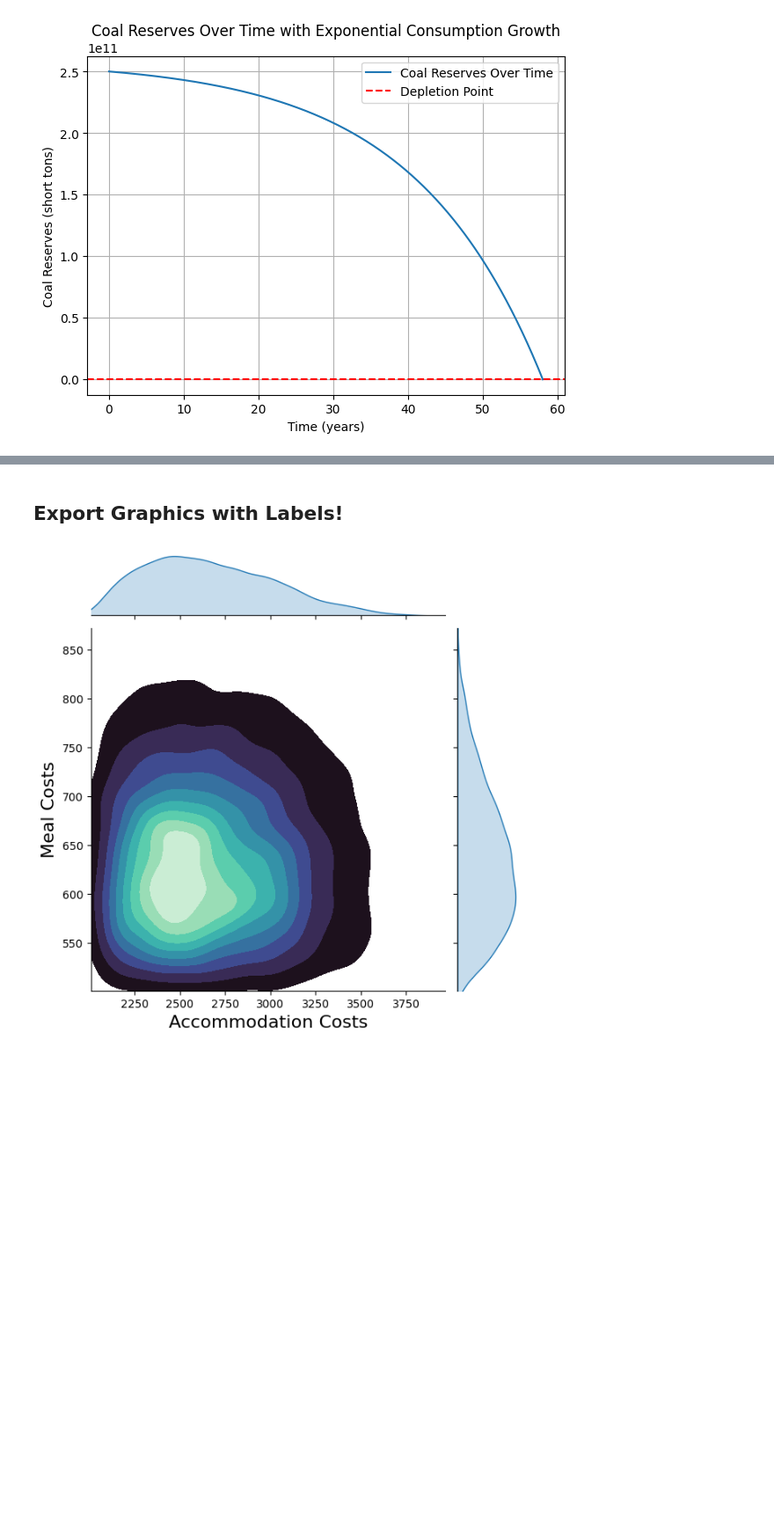
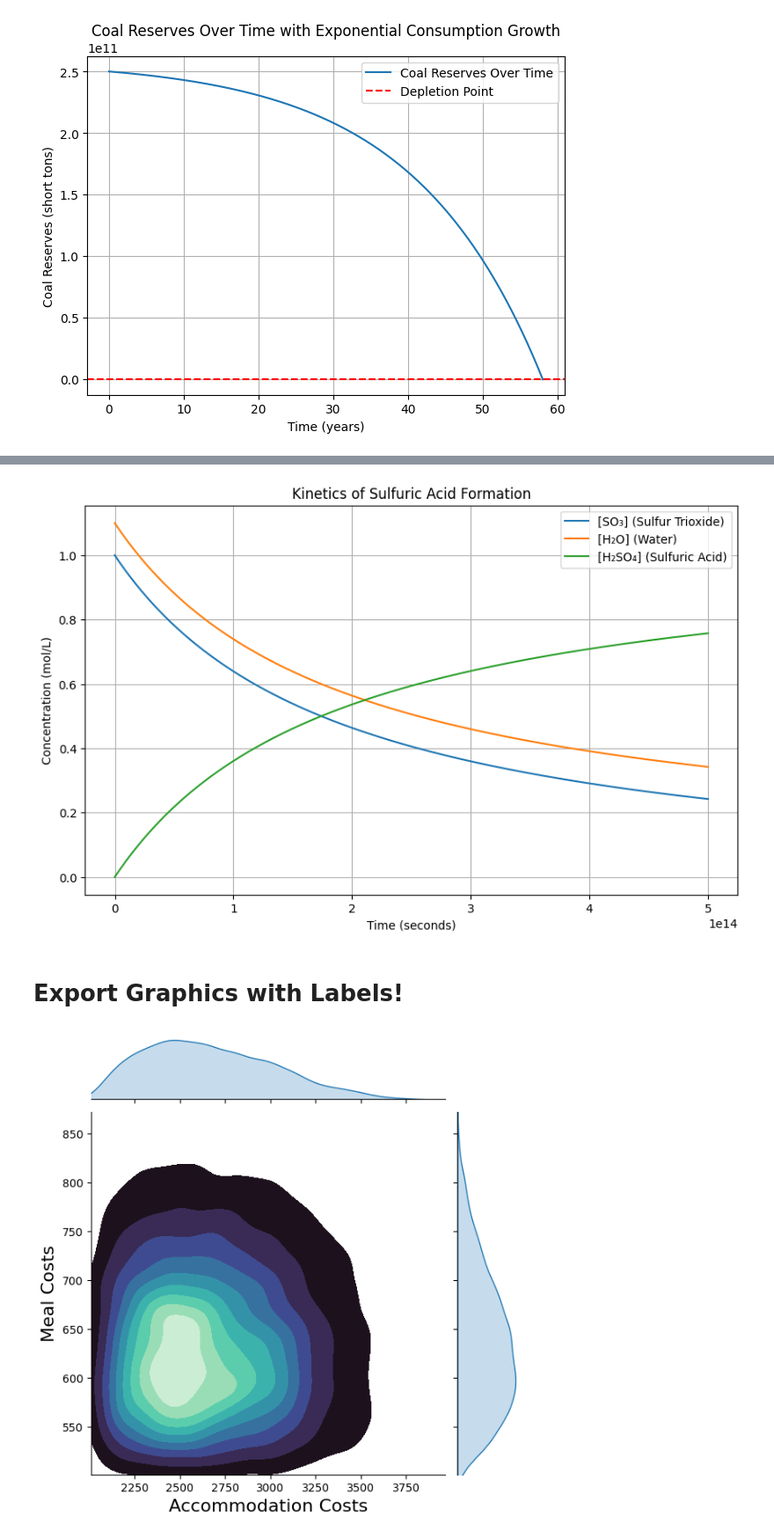
Before and after one commit to Gabriel-vzh2vs/Modelling-And-Simulation-Public-Release, a Jupyter notebook: Chapter_Lab/hidden-lab-graphics.ipynb, the cells around one changed output, grey strips where cells are left out. Shown at 88% size. Saved outputs shown, nothing was run; the diff lists cells and outputs as text; code cells hidden in the pictures; blank space fills up the shorter version.

```diff
--- a/Chapter_Lab/hidden-lab-graphics.ipynb
+++ b/Chapter_Lab/hidden-lab-graphics.ipynb
@@ -626,5 +736,74 @@ plt.show()
+# %%
+import numpy as np
+from scipy.integrate import odeint
+import matplotlib.pyplot as plt
+
+# --- Model Definition ---
+# This function defines the system of Ordinary Differential Equations (ODEs)
+# for the reaction: SO₃ + H₂O -> H₂SO₄ with a slight excess of water.
+
+def sulfuric_acid_kinetics(y, t, k):
+    """
+    Defines the ODEs for the sulfuric acid formation.
+
+    y: array of concentrations [c_SO3, c_H2O, c_H2SO4]
+    t: time
+    k: the second-order rate constant for the reaction
+    """
+    c_so3, c_h2o, c_h2so4 = y
+
+    # Based on the rate law: Rate = k * [SO₃] * [H₂O]
+    reaction_rate = k * c_so3 * c_h2o
+
+    # Rate of change for each species (Reactants are consumed, Products are formed)
+    d_c_so3_dt = -reaction_rate
+    d_c_h2o_dt = -reaction_rate
+    d_c_h2so4_dt = +reaction_rate
+
+    return [d_c_so3_dt, d_c_h2o_dt, d_c_h2so4_dt]
+
+# --- Simulation Parameters ---
+# This is a standard interpretation in chemical kinetics.
+k = 5.0e-15  # L/(mol·s)
+
+# Set the initial concentrations ([SO₃], [H₂O], [H₂SO₄]) in mol/L
+c_so3_initial = 1.0  # mol/L
+c_h2o_initial = 1.1  # mol/L
+c_h2so4_initial = 0.0 # Start with no product
+y0 = [c_so3_initial, c_h2o_initial, c_h2so4_initial]
+
+# Set the time range for the simulation.
+# NOTE: The rate constant is extremely small, so the reaction is very slow,
+# usually you would add heat to this reaction to increase the likelihood of
+# collisions (reactions), and therefore reactions.
+# A characteristic time scale is ~1/(k*C_initial) = 1/(5e-15*1) = 2e14 seconds.
+t_end = 5e14 # seconds
+t = np.linspace(0, t_end, 10000) # Time vector from 0 to t_end
+
+# --- Solve the ODEs ---
+
+# Solve the system of ODEs using odeint
+# The 'args' parameter passes the rate constant 'k' to our function.
+sol = odeint(sulfuric_acid_kinetics, y0, t, args=(k,))
+
+# --- Plot the Results ---
+
+plt.figure(figsize=(10, 6))
+plt.plot(t, sol[:, 0], label='[SO₃] (Sulfur Trioxide)')
+plt.plot(t, sol[:, 1], label='[H₂O] (Water)')
+plt.plot(t, sol[:, 2], label='[H₂SO₄] (Sulfuric Acid)')
+
+# Formatting the plot
+plt.title('Kinetics of Sulfuric Acid Formation')
+plt.xlabel('Time (seconds)')
+plt.ylabel('Concentration (mol/L)')
+plt.legend()
+plt.grid(True)
+plt.show()
+# %% [output]
+[figure, added]
 # %% [markdown]
-## Export Graphics with Labels!
+# Export Graphics with Labels!
 # %%
 #| label: fig:copula
 s.figure
```
Also changed, not shown: parts of 6 cells of this notebook, 8 other files.
